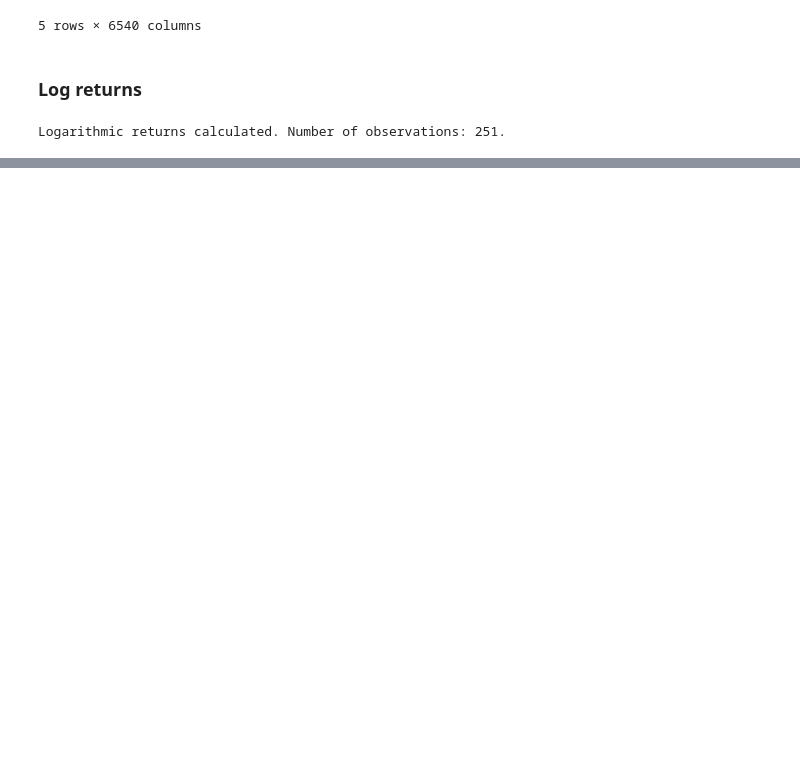
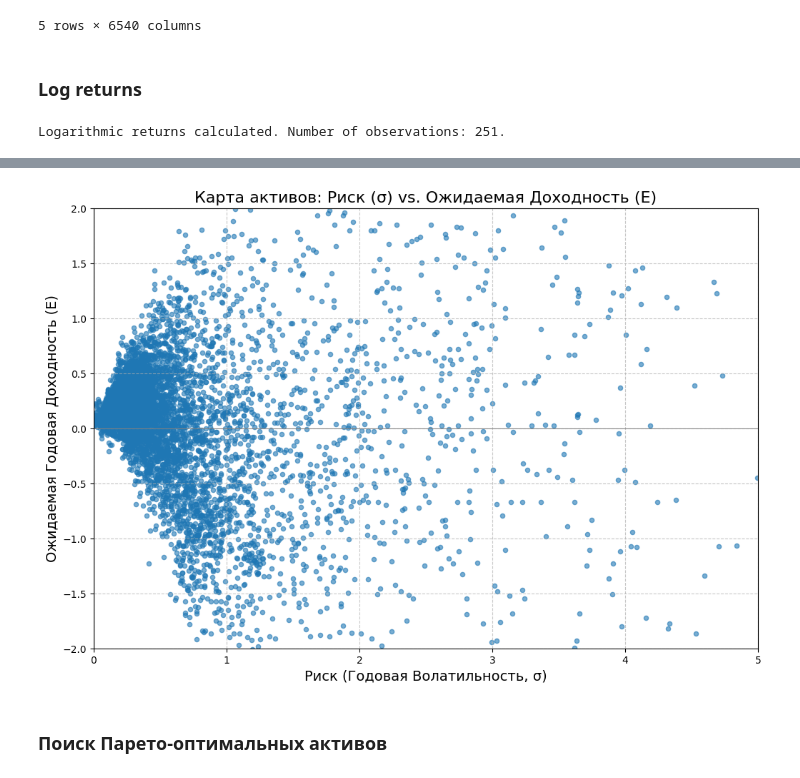
Before and after one commit to theMagusDev/NASDAQ-risk-return-analisys, a Jupyter notebook: static_analisys.ipynb, the cells around one changed output, grey strips where cells are left out. Drawn from its saved outputs; the diff is of its cells as text; code cells hidden in the pictures; blank space fills up the shorter version.

```diff
--- a/static_analisys.ipynb
+++ b/static_analisys.ipynb
@@ -38,0 +82,25 @@ Logarithmic returns calculated. Number of observations: 251.
+# %%
+plt.figure(figsize=(12, 8))
+
+plt.scatter(
+    asset_metrics['Risk (sigma)'],
+    asset_metrics['Expected Return (mu)'],
+    alpha=0.6,
+    s=20
+)
+
+plt.title('Карта активов: Риск (σ) vs. Ожидаемая Доходность (E)', fontsize=16)
+plt.xlabel('Риск (Годовая Волатильность, σ)', fontsize=14)
+plt.ylabel('Ожидаемая Годовая Доходность (E)', fontsize=14)
+plt.grid(True, linestyle='--', alpha=0.7)
+plt.xlim(0, 5)
+plt.ylim(-2, 2)
+
+plt.axhline(0, color='grey', linestyle='-', linewidth=0.8) # Линия нулевой доходности
+plt.axvline(0, color='grey', linestyle='-', linewidth=0.8) # Линия нулевого риска
+
+plt.show()
+# %% [output]
+[figure, added]
+# %% [markdown]
+### Поиск Парето-оптимальных активов
```
Also changed, not shown: parts of 14 cells of this notebook.
